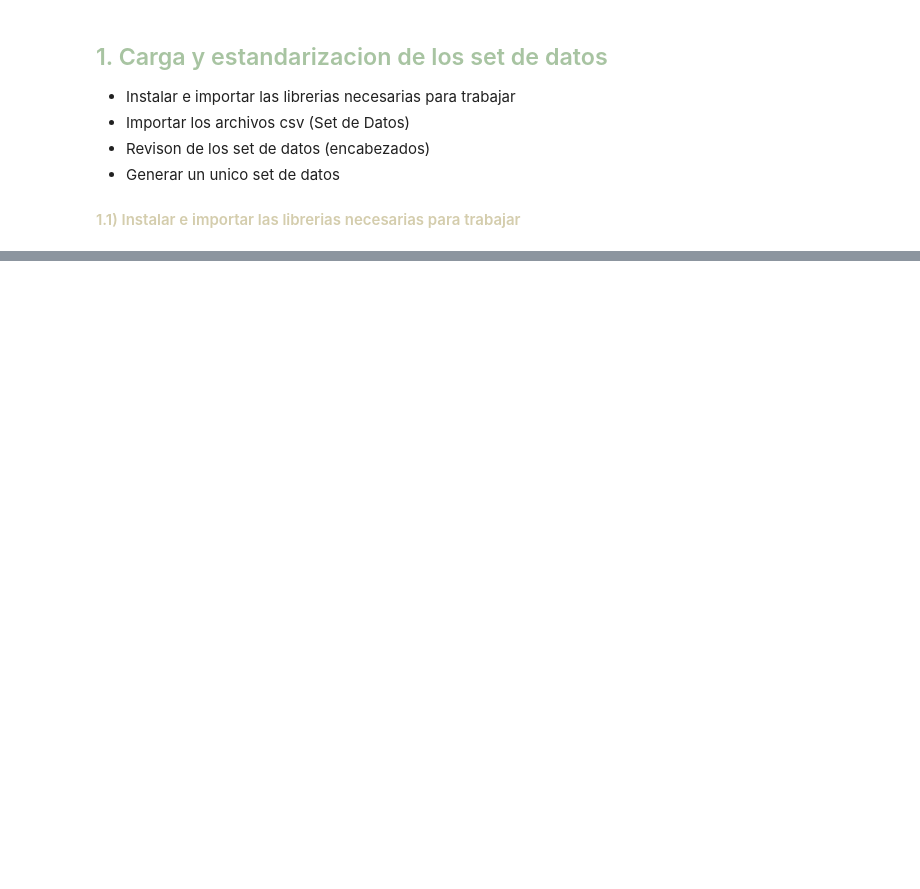
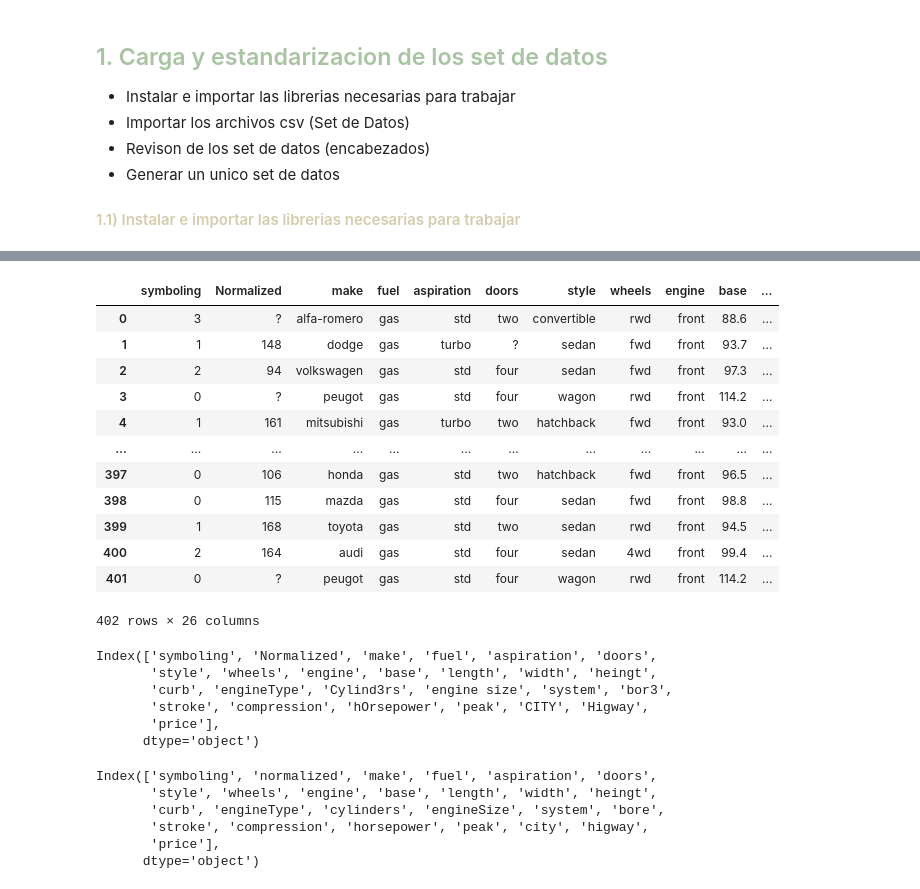
Before and after one commit to MarianaGR1228/Data-Analitics-Course, a Jupyter notebook: EDA_CARROS.ipynb, the cells around one changed output, grey strips where cells are left out. Cells and saved outputs as stored; diff of their text form; code cells hidden in the pictures; blank space fills up the shorter version.

```diff
--- a/EDA_CARROS.ipynb
+++ b/EDA_CARROS.ipynb
@@ -30,0 +39,11 @@
+# %%
+#Esta tupla es para definir los nombres de cada variable (columna)
+cols = ["symboling", "Normalized", "make", "fuel", "aspiration", "doors",
+       "style", "wheels", "engine", "base", "length", "width", "heingt",
+       "curb", "engineType", "Cylind3rs", "engine size", "system", "bor3", "stroke",
+       "compression", "hOrsepower", "peak", "CITY", "Higway", "price"]
+
+dfAutos1 = pd.read_csv("DataSet_Autos01.csv", names=cols)
+dfAutos2 = pd.read_csv("DataSet_Autos02.csv", names=cols)
+
+print ("Se cargaron los datos a la memoria")
@@ -30,0 +150,4 @@
+# %%
+unionArchivos = [dfAutos1,dfAutos2]
+dfAutos = pd.concat(unionArchivos)
+dfAutos.shape
@@ -30,0 +179,37 @@
+# %%
+dfAutos.reset_index(drop=True, inplace=True)
+dfAutos
+# %% [output]
+|  | symboling | Normalized | make | fuel | aspiration | doors | style | wheels | engine | base | ... |
+| 0 | 3 | ? | alfa-romero | gas | std | two | convertible | rwd | front | 88.6 | ... |
+| 1 | 1 | 148 | dodge | gas | turbo | ? | sedan | fwd | front | 93.7 | ... |
+| 2 | 2 | 94 | volkswagen | gas | std | four | sedan | fwd | front | 97.3 | ... |
+| 3 | 0 | ? | peugot | gas | std | four | wagon | rwd | front | 114.2 | ... |
+| 4 | 1 | 161 | mitsubishi | gas | turbo | two | hatchback | fwd | front | 93.0 | ... |
+| ... | ... | ... | ... | ... | ... | ... | ... | ... | ... | ... | ... |
+| 397 | 0 | 106 | honda | gas | std | two | hatchback | fwd | front | 96.5 | ... |
+| 398 | 0 | 115 | mazda | gas | std | four | sedan | fwd | front | 98.8 | ... |
+| 399 | 1 | 168 | toyota | gas | std | two | sedan | rwd | front | 94.5 | ... |
+| 400 | 2 | 164 | audi | gas | std | four | sedan | 4wd | front | 99.4 | ... |
+| 401 | 0 | ? | peugot | gas | std | four | wagon | rwd | front | 114.2 | ... |
+402 rows × 26 columns
+# %%
+dfAutos.columns
+# %% [output]
+Index(['symboling', 'Normalized', 'make', 'fuel', 'aspiration', 'doors',
+       'style', 'wheels', 'engine', 'base', 'length', 'width', 'heingt',
+       'curb', 'engineType', 'Cylind3rs', 'engine size', 'system', 'bor3',
+       'stroke', 'compression', 'hOrsepower', 'peak', 'CITY', 'Higway',
+       'price'],
+      dtype='object')
+# %%
+dfAutos.rename({'Normalized':'normalized', 'Cylind3rs':'cylinders', 'engine size':'engineSize',
+                'bor3':'bore', 'hOrsepower':'horsepower', 'CITY':'city', 'Higway':'higway'},axis=1, inplace=True)
+dfAutos.columns
+# %% [output]
+Index(['symboling', 'normalized', 'make', 'fuel', 'aspiration', 'doors',
+       'style', 'wheels', 'engine', 'base', 'length', 'width', 'heingt',
+       'curb', 'engineType', 'cylinders', 'engineSize', 'system', 'bore',
+       'stroke', 'compression', 'horsepower', 'peak', 'city', 'higway',
+       'price'],
+      dtype='object')
```
Also changed, not shown: parts of 21 cells of this notebook.
